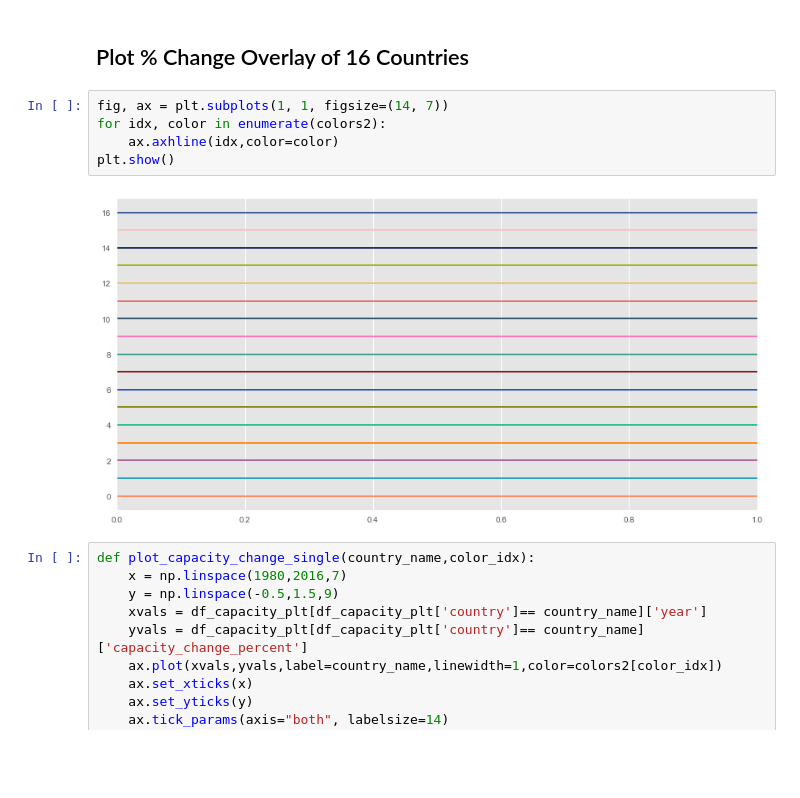
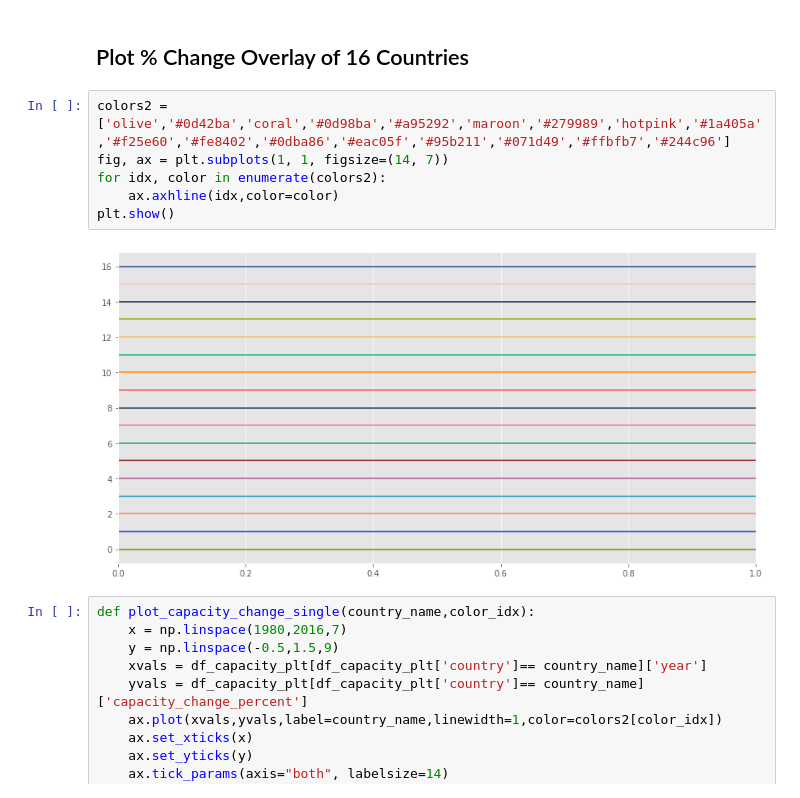
Before and after one commit to vanessapolliard/renewable-energy-generation, a Jupyter notebook: notebooks/Analysis.ipynb, the cells around one changed output. Saved outputs shown, nothing was run; the diff lists cells and outputs as text; blank space fills up the shorter version.

Commit message:
fix typo in readme and edit coloring of one graph

```diff
--- a/notebooks/Analysis.ipynb
+++ b/notebooks/Analysis.ipynb
@@ -285,12 +286,13 @@ plt.tight_layout()
 # %% [markdown]
 ## Plot % Change Overlay of 16 Countries
 # %%
+colors2 = ['olive','#0d42ba','coral','#0d98ba','#a95292','maroon','#279989','hotpink','#1a405a','#f25e60','#fe8402','#0dba86','#eac05f','#95b211','#071d49','#ffbfb7','#244c96']
 fig, ax = plt.subplots(1, 1, figsize=(14, 7))
 for idx, color in enumerate(colors2):
     ax.axhline(idx,color=color)
 plt.show()
 # %% [output]
-[figure, old version]
+[figure, new version]
 # %%
 def plot_capacity_change_single(country_name,color_idx):
     x = np.linspace(1980,2016,7)
```
Also changed, not shown: parts of 4 cells of this notebook, 3 other files.
